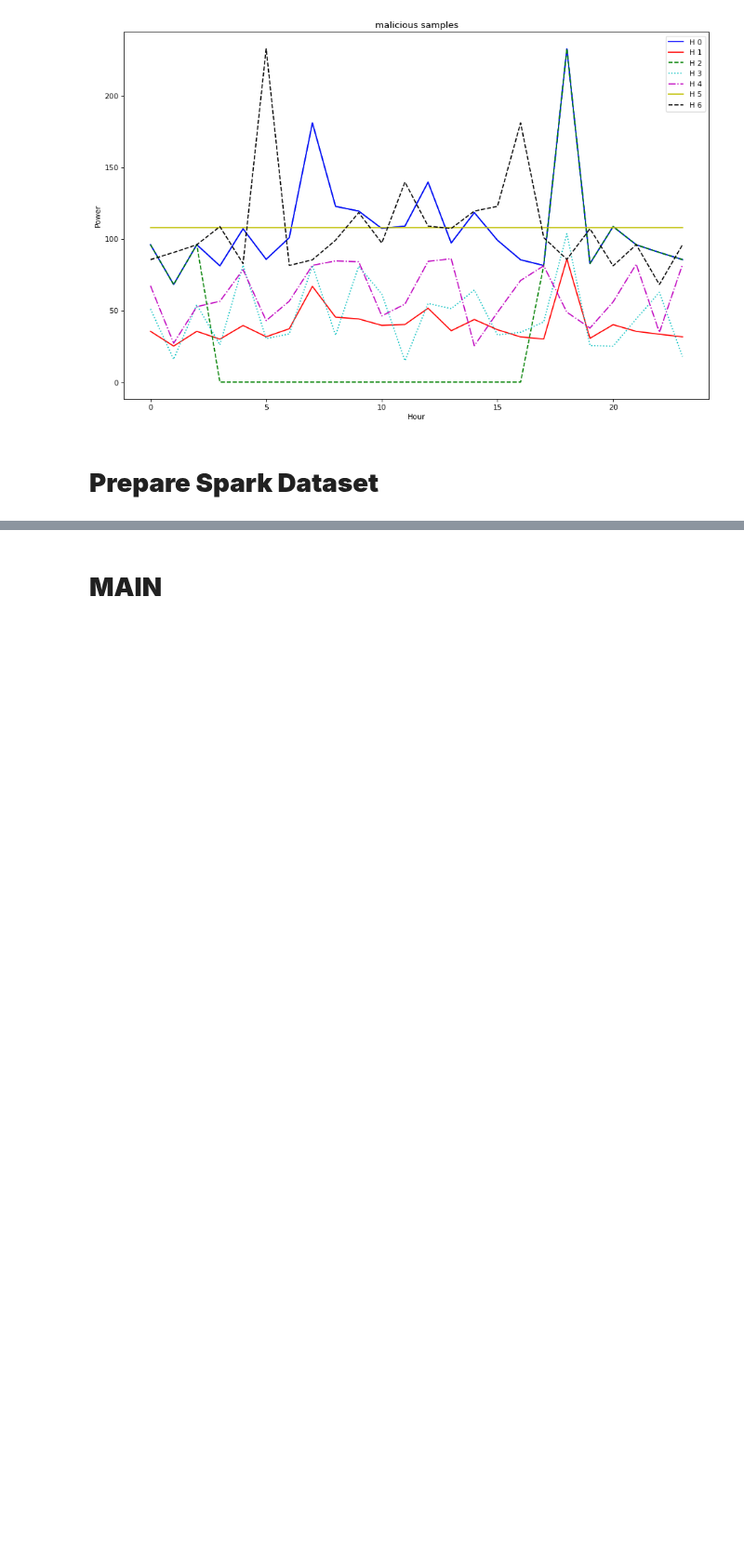
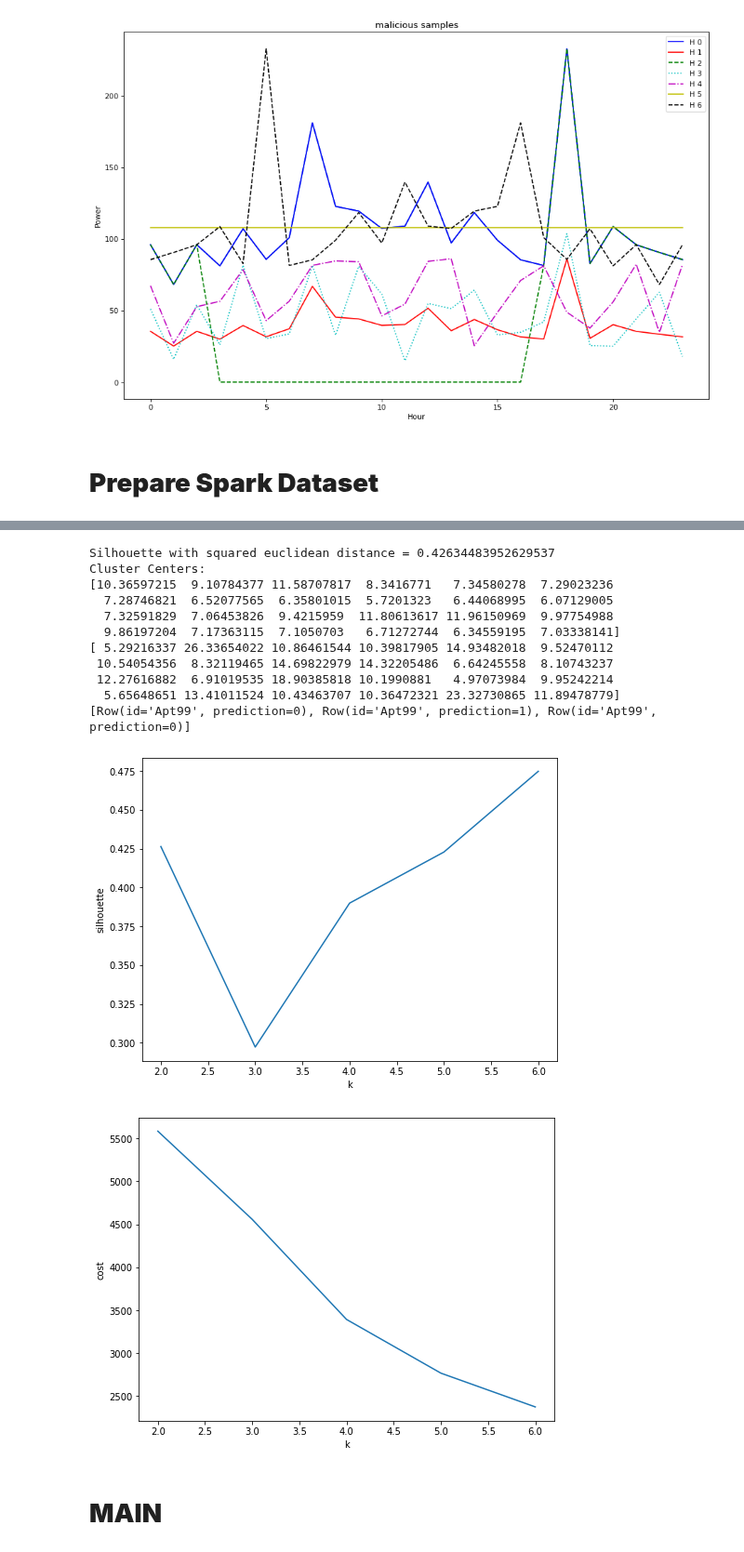
Before and after one commit to soroushomidvar/anomaly-detection, a Jupyter notebook: Spark Model.ipynb, the cells around one changed output, grey strips where cells are left out. Shown at 93% size. Saved outputs shown, nothing was run; the diff lists cells and outputs as text; code cells hidden in the pictures; blank space fills up the shorter version.

```diff
--- a/Spark Model.ipynb
+++ b/Spark Model.ipynb
@@ -201,8 +201,10 @@ def add_validation_column(sdf):
         for row in x:
             v=True
             if (len(row)!= 24 or # unusual size
-                np.count_nonzero(row == 0)>=3 or #equal or more than 3 zero element
-                sum(n < 0 for n in row) > 0): # have negative element
+                (row>=0).sum()!=24 or #number of valid elements = 24
+                #sum(n >= 0 for n in row) != 24 or
+                np.count_nonzero(row == 0)>=3 or #equal or more than 3 zero elements
+                sum(n < 0 for n in row) > 0): #not have negative element
                     v=False
             res.append(v)
         return pd.Series(res)
@@ -224,14 +226,19 @@ sdf=add_Normal_column(sdf)
 #sdf.show()
 
 #filter data
-def filter_dataset(sdf,from_date="2014-01-01",to_date="2014-02-01",ID="Apt99"):
-    sdf=(sdf.filter(sdf.date > from_date) #filter date (from X)
-    .filter(sdf.date < to_date) #filter date (to Y)
-#    .filter(sdf.V == True) #filter validation
-    .filter(sdf.id == ID)) #filter IDs
-    return sdf
+def filter_dataset(sdf,from_date="BEGIN",to_date="END",ID="*",V="*"):
+    temp=sdf
+    if (from_date!="BEGIN"):
+        temp=temp.filter(sdf.date > from_date) #filter date (from X)
+    if (to_date!="END"):
+        temp=temp.filter(sdf.date < to_date) #filter date (to Y)
+    if (ID!="*"):
+        temp=temp.filter(sdf.id == ID) #filter IDs
+    if (V!="*"):
+        temp=temp.filter(sdf.V == V) #filter validation
+    return temp
 
-sdf=filter_dataset(sdf,from_date="2014-10-14",to_date="2014-10-24",ID="Apt36")
+sdf=filter_dataset(sdf,from_date="BEGIN",to_date="END",ID="Apt99",V="True")
 #sdf.show()
 
 def split_power(sdf):
@@ -249,6 +256,7 @@ def split_power(sdf):
 
 
 sdf.show()
+#sdf.collect()
 #sdf.printSchema()
 #split_sdf=add_validation_column(split_sdf)
 # %% [output]
@@ -393,15 +423,8 @@ prepared data frame for k-means (sdf_kmeans):
 # %%
 #run k-means
 
-
-
-#show data
-sdf_kmeans.show()
-print(sdf_kmeans.count())
-sdf_kmeans.printSchema()
-
 #find best k
-MAX_k=10
+MAX_k=7
 costs = np.zeros(MAX_k)
 silhouettes = np.zeros(MAX_k)
 for k in range(2,MAX_k):
@@ -420,34 +443,48 @@ ax.set_ylabel('silhouette')
 
 #show best k
 fig, ax = plt.subplots(1,1, figsize =(8,6))
 ax.plot(range(2,MAX_k),costs[2:MAX_k])
 ax.set_xlabel('k')
 ax.set_ylabel('cost')
 
 # Trains a k-means model.
-kmeans = KMeans().setK(6).setSeed(1)
+kmeans = KMeans().setK(2).setSeed(1)
 model = kmeans.fit(sdf_kmeans)
 
 # Make predictions
 predictions = model.transform(sdf_kmeans)
 
 # Evaluate clustering by computing Silhouette score
 evaluator = ClusteringEvaluator()
 
 silhouette = evaluator.evaluate(predictions)
 print("Silhouette with squared euclidean distance = " + str(silhouette))
 
 # Shows the result.
 centers = model.clusterCenters()
 print("Cluster Centers: ")
 for center in centers:
     print(center)
 
 transformed = model.transform(sdf_kmeans).select('id', 'prediction')
 rows = transformed.collect()
 print(rows[:3])
 #prediction = spark.createDataFrame(rows)
 #prediction.show()
+# %% [output]
+Silhouette with squared euclidean distance = 0.42634483952629537
+Cluster Centers:
+[10.36597215  9.10784377 11.58707817  8.3416771   7.34580278  7.29023236
+  7.28746821  6.52077565  6.35801015  5.7201323   6.44068995  6.07129005
+  7.32591829  7.06453826  9.4215959  11.80613617 11.96150969  9.97754988
+  9.86197204  7.17363115  7.1050703   6.71272744  6.34559195  7.03338141]
+[ 5.29216337 26.33654022 10.86461544 10.39817905 14.93482018  9.52470112
+ 10.54054356  8.32119465 14.69822979 14.32205486  6.64245558  8.10743237
+ 12.27616882  6.91019535 18.90385818 10.1990881   4.97073984  9.95242214
+  5.65648651 13.41011524 10.43463707 10.36472321 23.32730865 11.89478779]
+[Row(id='Apt99', prediction=0), Row(id='Apt99', prediction=1), Row(id='Apt99', prediction=0)]
+[figure, added]
+[figure, added]
 # %% [markdown]
 # **MAIN**
 # %% [markdown]
```
Also changed, not shown: parts of 5 cells of this notebook.
